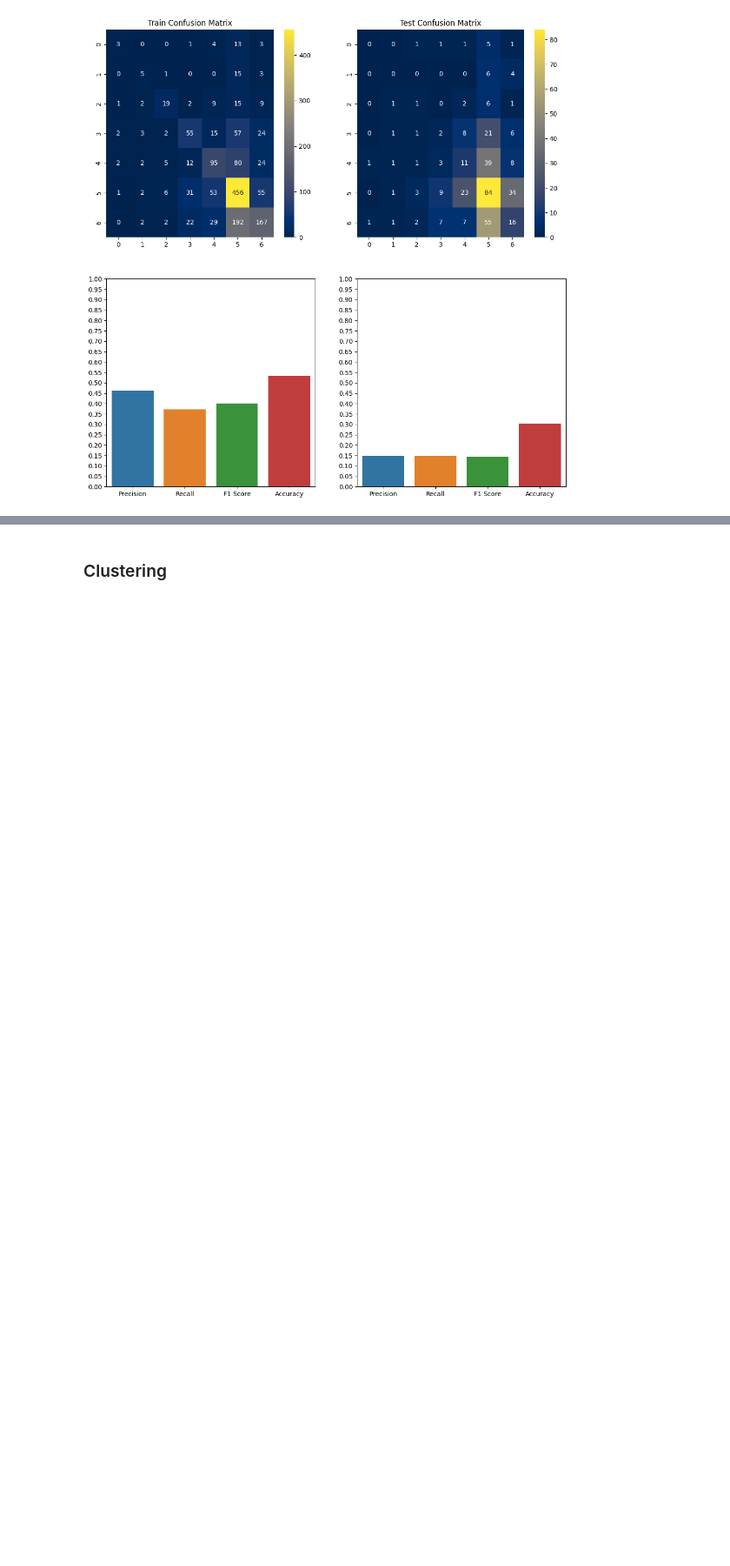
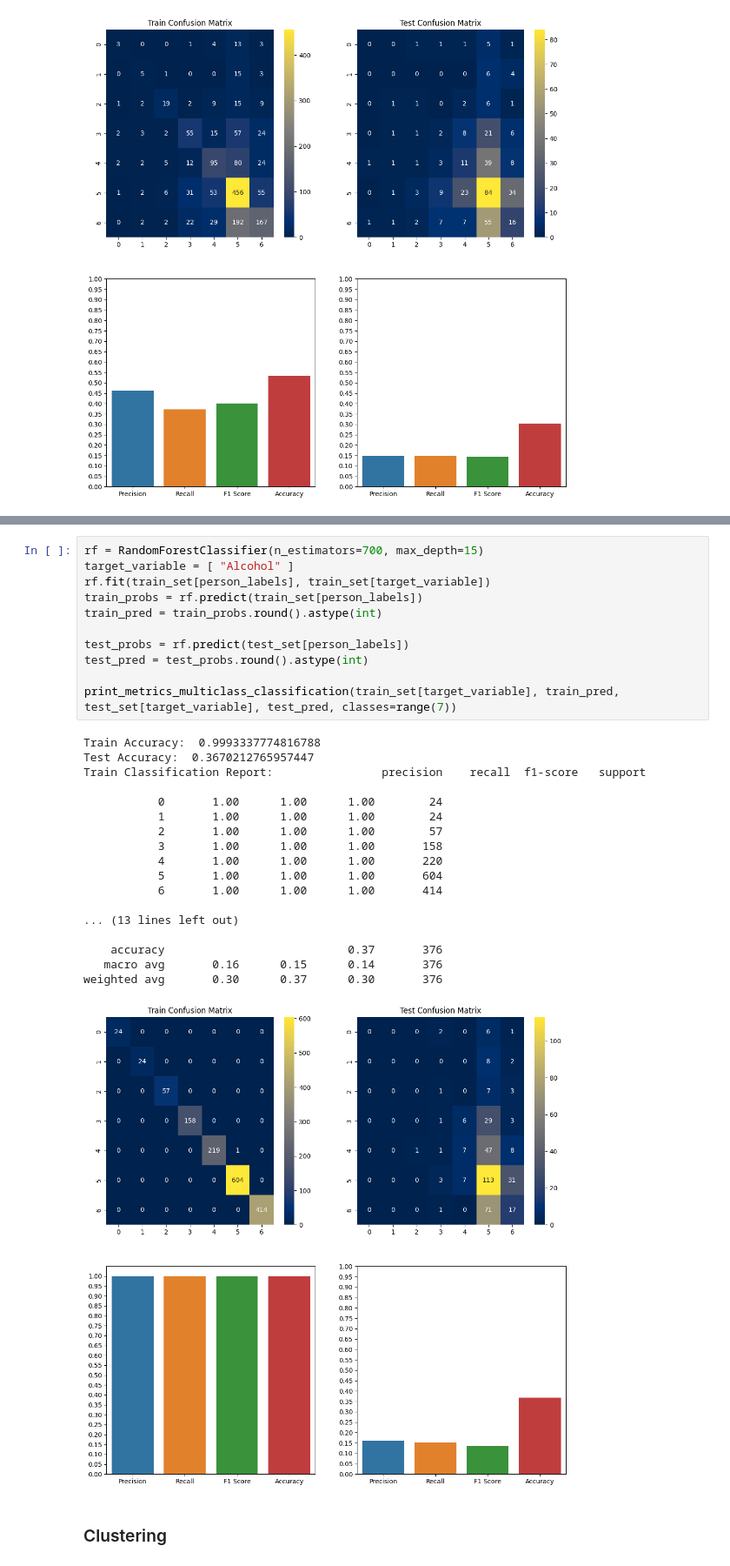
Before and after one commit to Wornairz/UniCT, a Jupyter notebook: FAD/fad_project.ipynb, the cells around one changed output, grey strips where cells are left out. Shown at 87% size. Saved outputs shown, nothing was run; the diff lists cells and outputs as text; blank space fills up the shorter version.

```diff
--- a/FAD/fad_project.ipynb
+++ b/FAD/fad_project.ipynb
@@ -496,3 +528,33 @@ weighted avg       0.26      0.30      0.28       376
+# %%
+rf = RandomForestClassifier(n_estimators=700, max_depth=15)
+target_variable = [ "Alcohol" ]
+rf.fit(train_set[person_labels], train_set[target_variable])
+train_probs = rf.predict(train_set[person_labels])
+train_pred = train_probs.round().astype(int)
+
+test_probs = rf.predict(test_set[person_labels])
+test_pred = test_probs.round().astype(int)
+
+print_metrics_multiclass_classification(train_set[target_variable], train_pred, test_set[target_variable], test_pred, classes=range(7))
+# %% [output]
+Train Accuracy:  0.9993337774816788
+Test Accuracy:  0.3670212765957447
+Train Classification Report:                precision    recall  f1-score   support
+
+           0       1.00      1.00      1.00        24
+           1       1.00      1.00      1.00        24
+           2       1.00      1.00      1.00        57
+           3       1.00      1.00      1.00       158
+           4       1.00      1.00      1.00       220
+           5       1.00      1.00      1.00       604
+           6       1.00      1.00      1.00       414
+
+... (13 lines left out)
+
+    accuracy                           0.37       376
+   macro avg       0.16      0.15      0.14       376
+weighted avg       0.30      0.37      0.30       376
+[figure, added]
 # %% [markdown]
 ### Clustering
 # %% [markdown]
```
Also changed, not shown: parts of 2 cells of this notebook.
